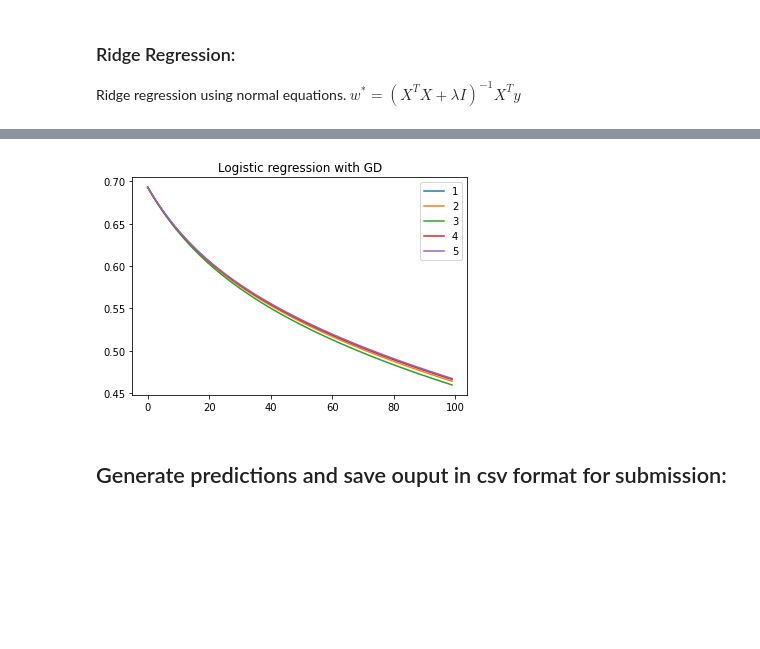
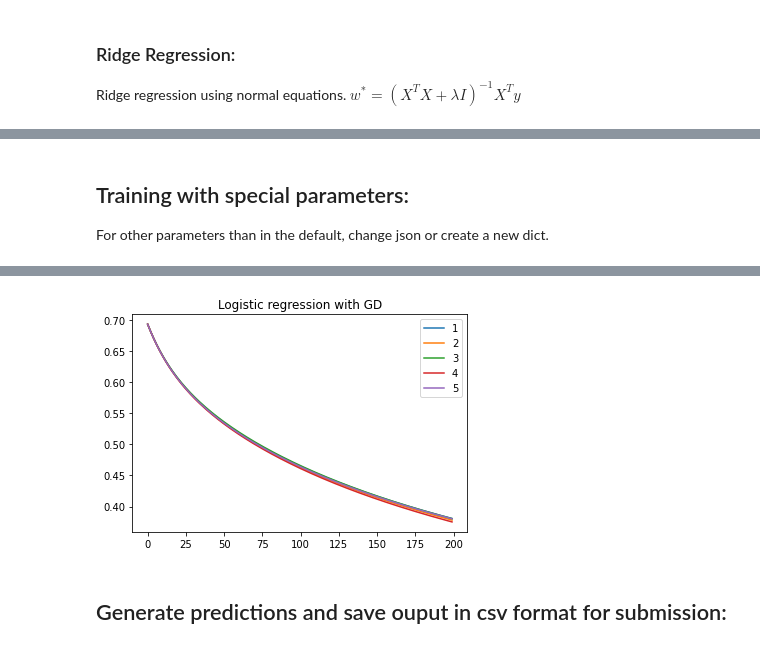
Before and after one commit to Dreyvor/ML_Project_1, a Jupyter notebook: source/project_1.ipynb, the cells around one changed output, grey strips where cells are left out. Cells and saved outputs as stored; diff of their text form; code cells hidden in the pictures; blank space fills up the shorter version.

```diff
--- a/source/project_1.ipynb
+++ b/source/project_1.ipynb
@@ -67,0 +102,8 @@ You should take care of the following:
+# %%
+models = {
+    'LS_GD': 'Least squares with GD',
+    'LS_SGD': 'Least squares with SGD',
+    'LS_normal': 'Least squares with normal equations',
+    'RR_normal': 'Ridge regression with normal equations',
+    'LR': 'Logistic regression with GD'
+}
@@ -67,0 +112,3 @@ You should take care of the following:
+# %%
+with open('default_parameters.json') as json_file:
+    default_parameters = json.load(json_file)
@@ -287,0 +585,6 @@ def train_model(model, parameters):
+# %%
+# Test of logistic regression:
+# set lambda to None if no regularization:
+parameters['lambda_'] = None
+initial_w = np.zeros(tX_std.shape[1])
+best_w, avg_loss = logistic_regression(y, tX_std,initial_w, default_parameters)
@@ -288,11 +633,16 @@ def train_model(model, parameters):
+# %% [markdown]
+## Training with special parameters:
+
+For other parameters than in the default, change json or create a new dict.
 # %%
 ## Training with k-fold:
 model = 'LR'
+initial_w = np.zeros(tX_std.shape[1])
+
 with open('parameters.json') as json_file:
-    data = json.load(json_file)
-    parameters = data[model]
+    parameters = json.load(json_file)
 
-best_w, avg_loss = train_model(model, parameters)
+best_w, avg_loss = train_model(tX_std, y, model, initial_w, parameters)
 # %% [output]
 Logistic regression with GD starting with:
 Initial_w: [0. 0. 0. 0. 0. 0. 0. 0. 0. 0. 0. 0. 0. 0. 0. 0. 0. 0. 0. 0. 0. 0. 0. 0.
@@ -312,6 +662,6 @@ Average loss: 0.4647473469051289
 ------------------
 Loss evolution:
-[figure, old version]
+[figure, new version]
 # %% [markdown]
 ## Generate predictions and save ouput in csv format for submission:
 # %%
```
Also changed, not shown: parts of 36 cells of this notebook, 1 other file.
